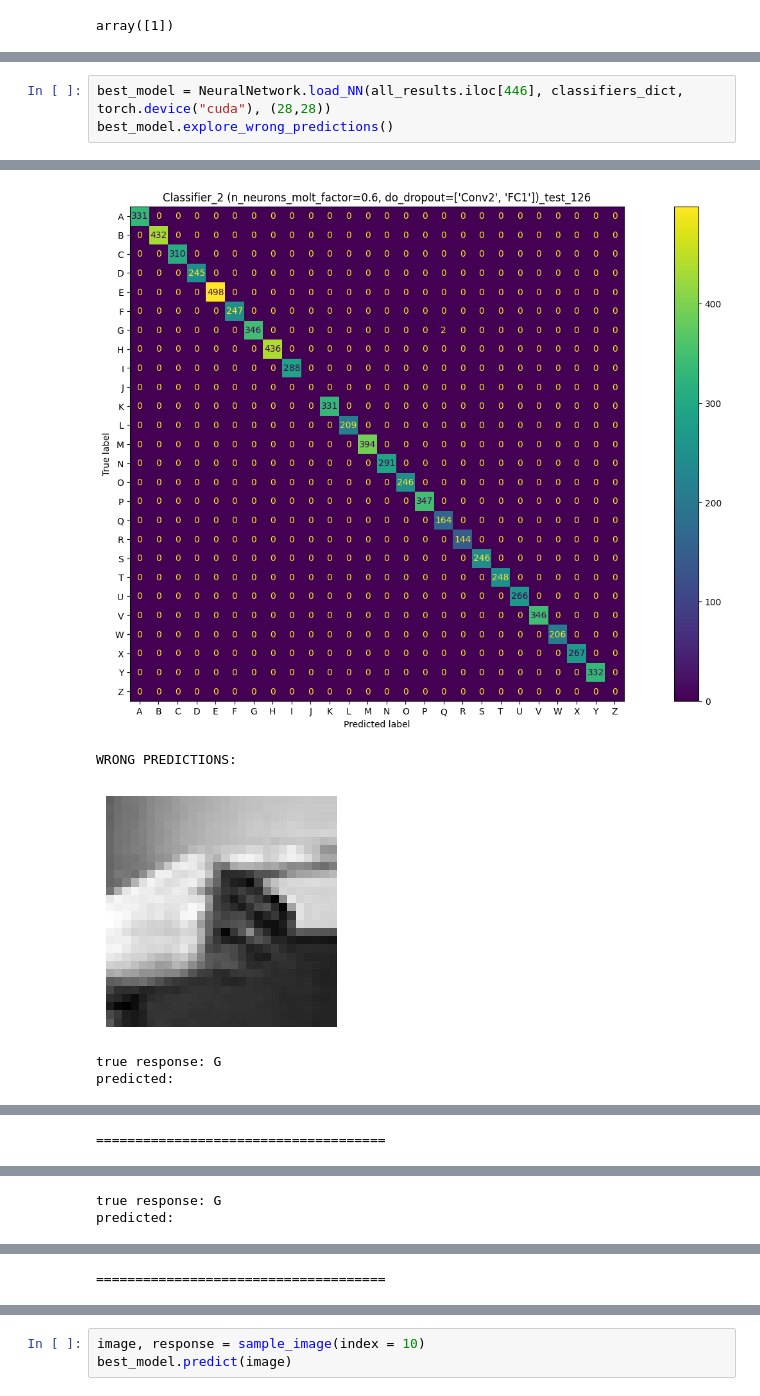
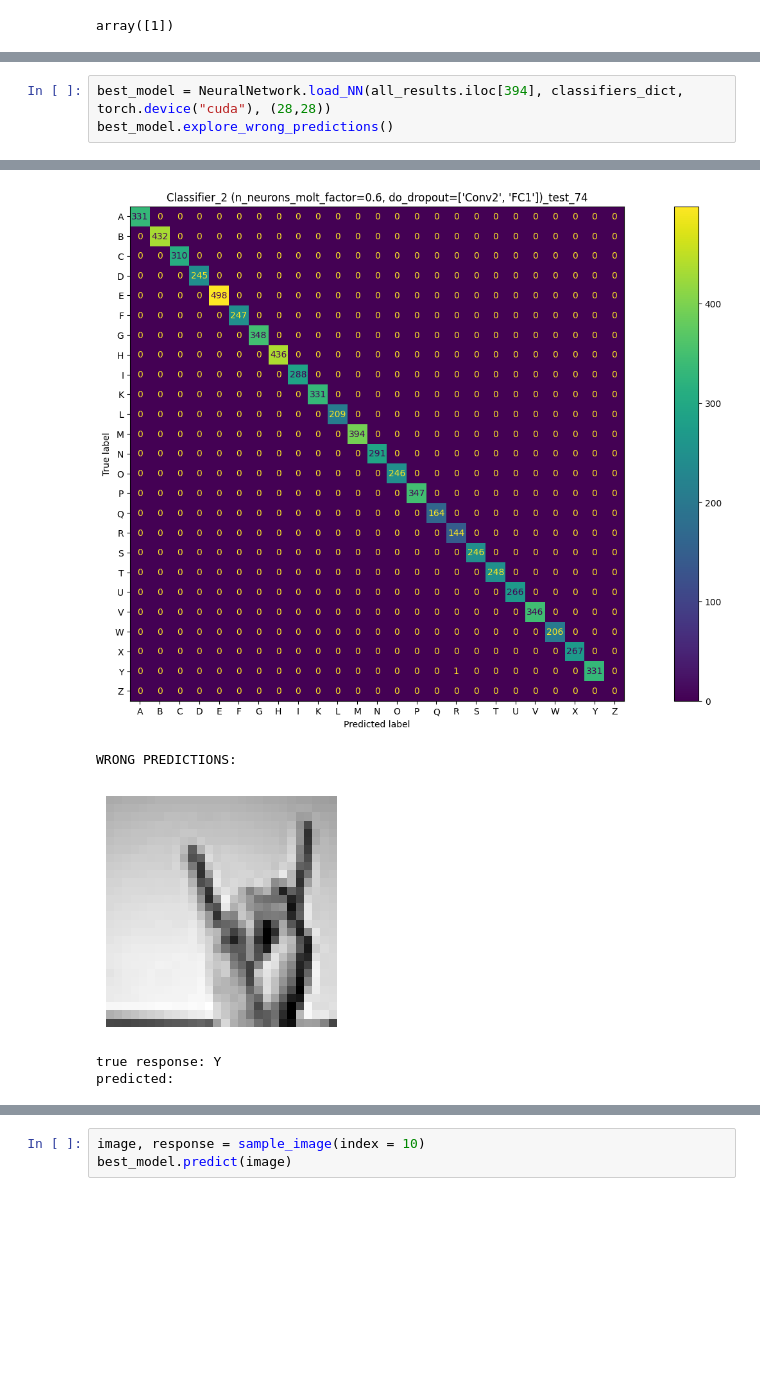
Before and after one commit to Lotto98/Sign-Language-MNIST, a Jupyter notebook: src/Classifier_2.ipynb, the cells around one changed output, grey strips where cells are left out. Drawn from its saved outputs; the diff is of its cells as text; blank space fills up the shorter version.

```diff
--- a/src/Classifier_2.ipynb
+++ b/src/Classifier_2.ipynb
@@ -125,4 +125,4 @@ Name: 446, dtype: object
 # %%
-best_model = NeuralNetwork.load_NN(all_results.iloc[446], classifiers_dict, torch.device("cuda"), (28,28))
+best_model = NeuralNetwork.load_NN(all_results.iloc[394], classifiers_dict, torch.device("cuda"), (28,28))
 best_model.explore_wrong_predictions()
 # %% [output]
@@ -130,5 +146,5 @@ Classifier_2 (n_neurons_molt_factor=0.6, do_dropout=['Conv2', 'FC1'])_test_126
-[figure, old version]
+[figure, new version]
 WRONG PREDICTIONS:
-[figure, old version]
+[figure, new version]
-true response: G
+true response: Y
 predicted:
@@ -152 +151,0 @@ predicted:
-=====================================
@@ -154,2 +151,0 @@ predicted:
-true response: G
-predicted:
@@ -173 +151,0 @@ predicted:
-=====================================
```
Also changed, not shown: parts of 18 cells of this notebook, 3 other files.
